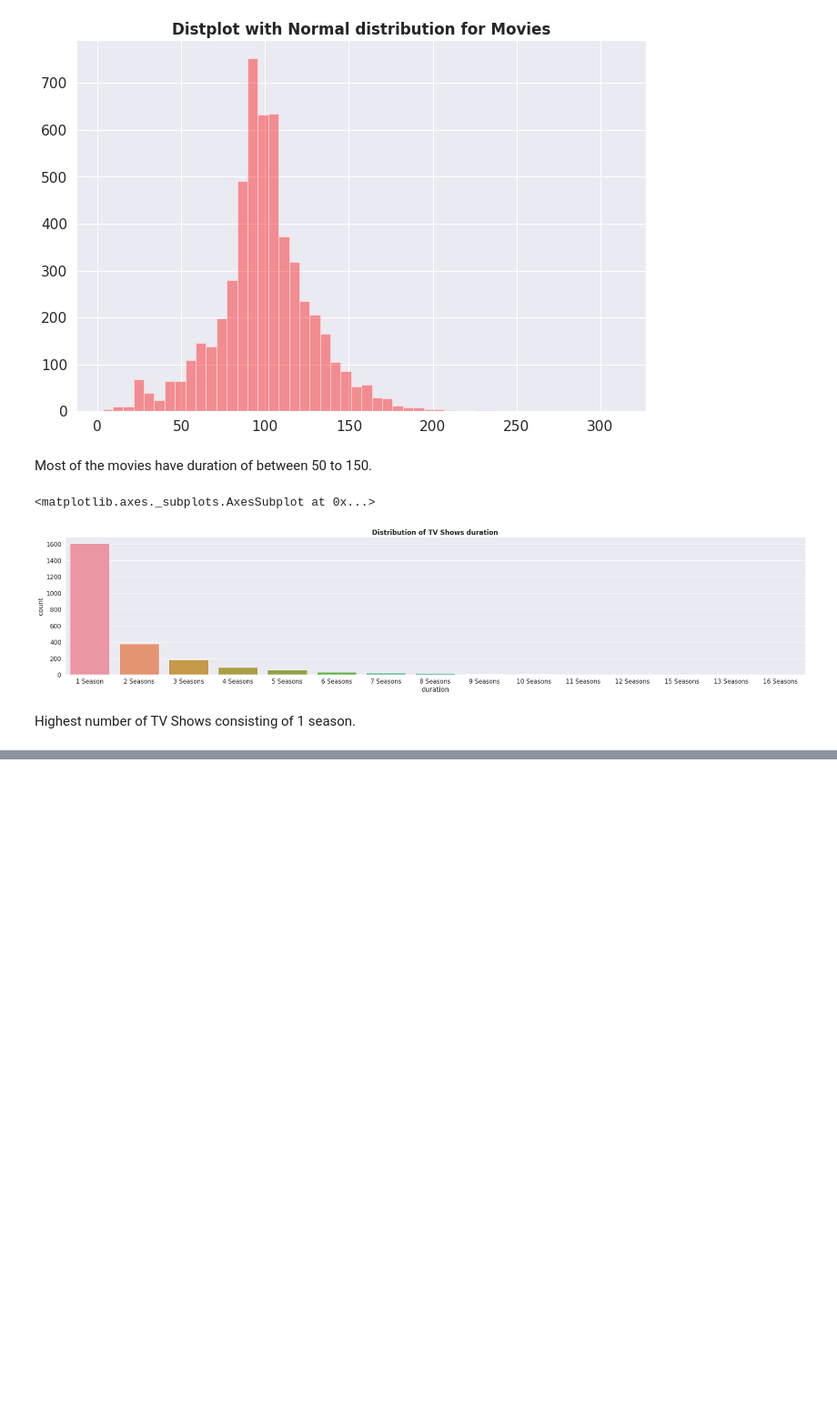
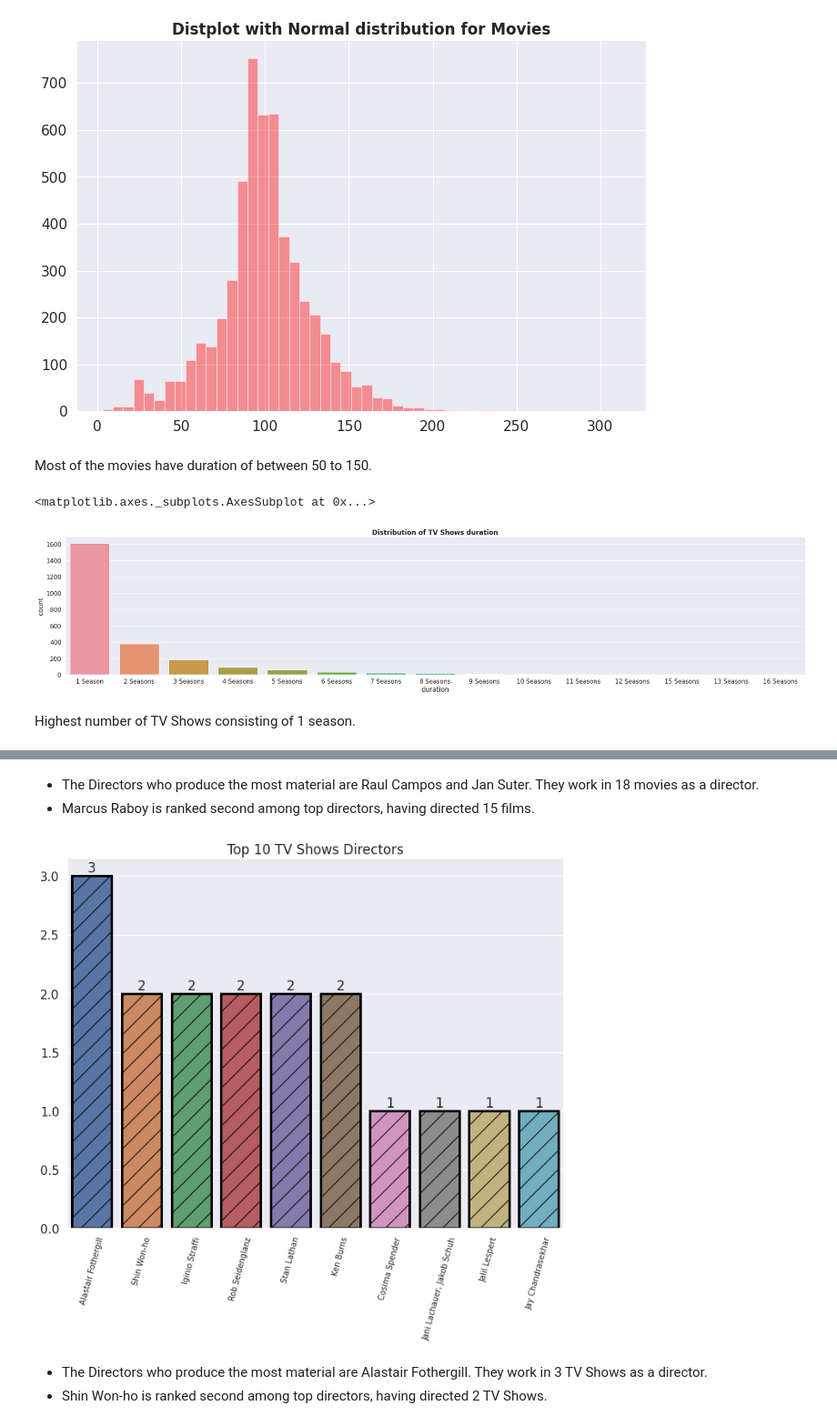
Before and after one commit to Animesh227/Netflix-Movies-and-TV-Shows-Clustering, a Jupyter notebook: NETFLIX_MOVIES_AND_TV_SHOWS_CLUSTERING_Animesh_Chakraborty.ipynb, the cells around one changed output, grey strips where cells are left out. Shown: that part at 91% size. Saved outputs shown, nothing was run; the diff lists cells and outputs as text; code cells hidden in the pictures; blank space fills up the shorter version.

```diff
--- a/NETFLIX_MOVIES_AND_TV_SHOWS_CLUSTERING_Animesh_Chakraborty.ipynb
+++ b/NETFLIX_MOVIES_AND_TV_SHOWS_CLUSTERING_Animesh_Chakraborty.ipynb
@@ -435,0 +453,21 @@ Highest number of TV Shows consisting of 1 season.
+# %% [markdown]
+*   The Directors who produce the most material are Raul Campos and Jan Suter. They work in 18 movies as a director.
+*   Marcus Raboy is ranked second among top directors, having directed 15 films.
+# %%
+# Top 10 most Productive Movie Directors
+plt.figure(figsize=(10,8))
+x = tv_shows['director'].value_counts().index[1:11]
+y = tv_shows['director'].value_counts().values[1:11]
+ax = sns.barplot(x,y,lw=3, ec='black' , hatch='/')
+plt.title('Top 10 TV Shows Directors')
+plt.xticks(rotation = 75, fontsize=10)
+
+# Adding Annotation
+for p in ax.patches:
+  ax.annotate(format(p.get_height(), '.0f'), (p.get_x() + p.get_width() / 2., p.get_height()) , ha = 'center', va = 'center', xytext = (0, 10),
+  textcoords = 'offset points')
+# %% [output]
+[figure, added]
+# %% [markdown]
+*   The Directors who produce the most material are Alastair Fothergill. They work in 3 TV Shows as a director.
+*   Shin Won-ho is ranked second among top directors, having directed 2 TV Shows.
```
Also changed, not shown: parts of 2 cells of this notebook.
